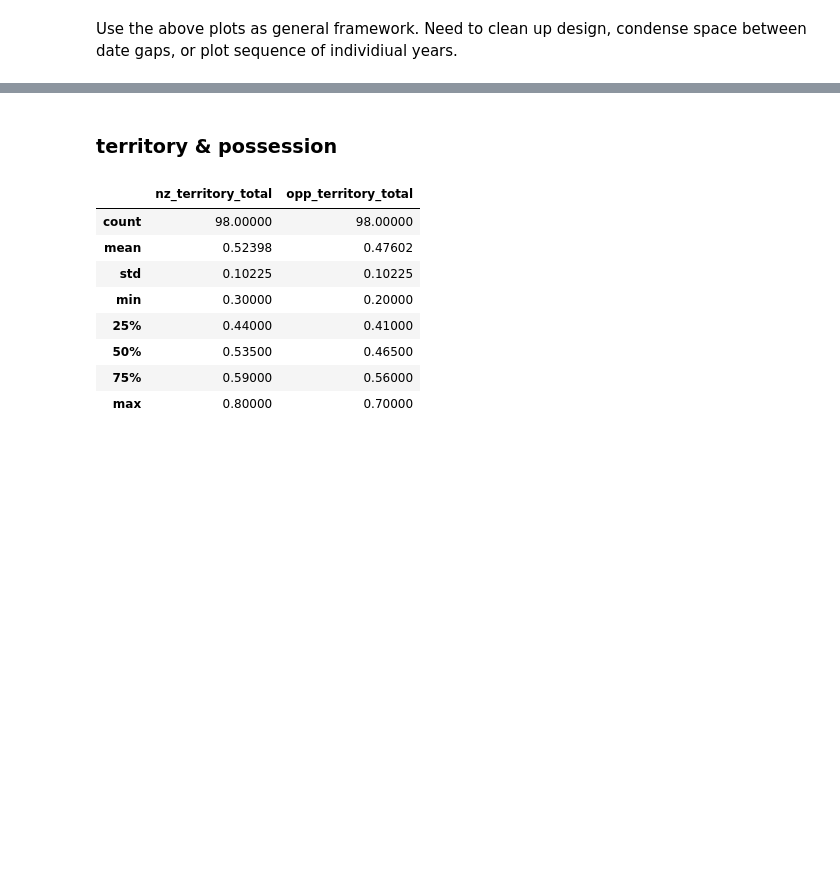
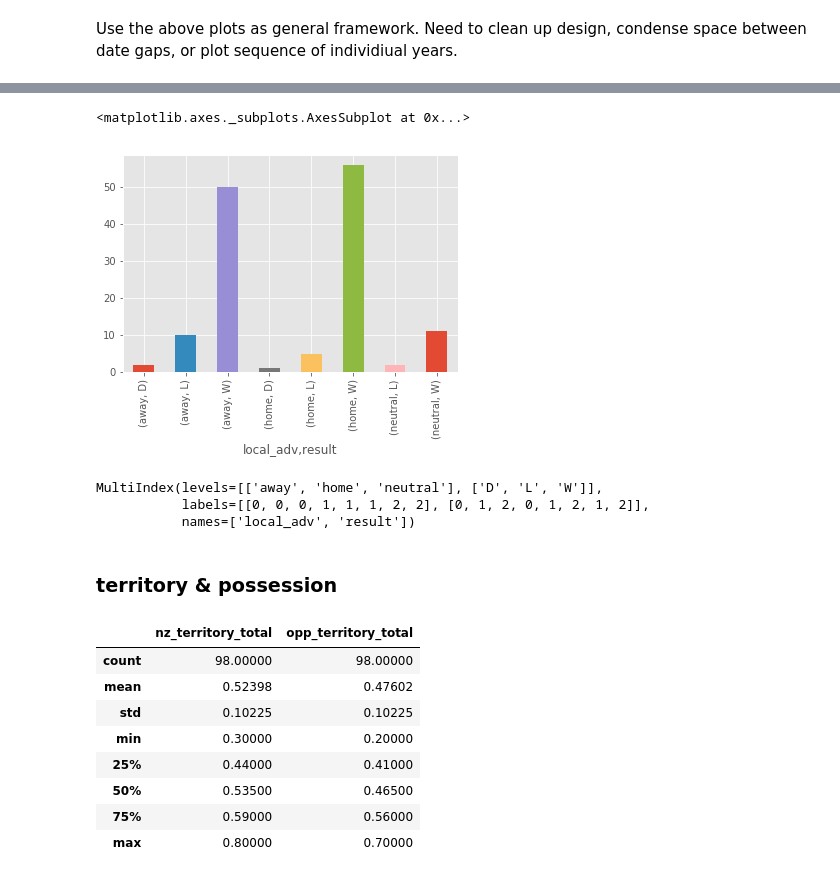
Before and after one commit to shaneopatrick/beat_the_all_blacks, a Jupyter notebook: visualizations.ipynb, the cells around one changed output, grey strips where cells are left out. Saved outputs shown, nothing was run; the diff lists cells and outputs as text; code cells hidden in the pictures; blank space fills up the shorter version.

```diff
--- a/visualizations.ipynb
+++ b/visualizations.ipynb
@@ -145,0 +234,2 @@ Use the above plots as general framework. Need to clean up design, condense spac
+# %%
+df.loc[bled_mask, 'test_type'] ='Bledisloe Cup'
@@ -145,0 +245,4 @@ Use the above plots as general framework. Need to clean up design, condense spac
+# %%
+df['count'] = 1
+
+df.groupby(['opp', 'result'])['count'].sum()
@@ -145,0 +314,12 @@ Use the above plots as general framework. Need to clean up design, condense spac
+# %%
+def map_fxn(lst):
+    if lst[1] == 1:
+        return 'neutral'
+    elif lst[0] == 'New Zealand':
+        return 'home'
+    else:
+        return 'away'
+
+df['local_adv'] = df[['home_team', 'neutral_loc']].apply(lambda x: map_fxn(x), axis=1)
+
+df.groupby(['local_adv', 'result'])['count'].sum()
@@ -146,3 +357,16 @@ Use the above plots as general framework. Need to clean up design, condense spac
+# %%
+loc_grp2 = df.groupby(['local_adv', 'result'])['count'].sum()
+# %%
+loc_grp2.plot.bar()
+# %% [output]
+<matplotlib.axes._subplots.AxesSubplot at 0x...>
+[figure, added]
+# %%
+loc_grp2.index
+# %% [output]
+MultiIndex(levels=[['away', 'home', 'neutral'], ['D', 'L', 'W']],
+           labels=[[0, 0, 0, 1, 1, 1, 2, 2], [0, 1, 2, 0, 1, 2, 1, 2]],
+           names=['local_adv', 'result'])
 # %% [markdown]
 ### territory & possession
 # %%
```
Also changed, not shown: parts of 39 cells of this notebook.
